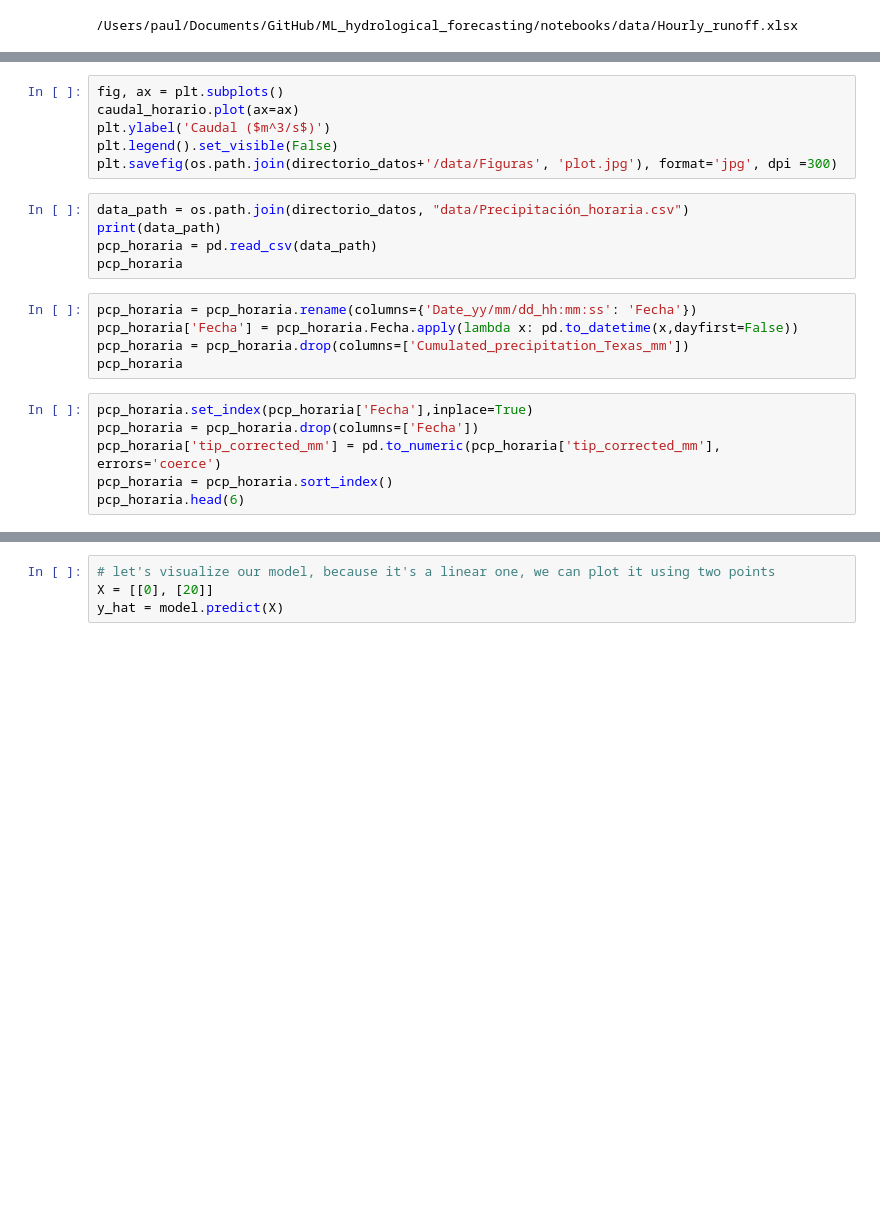
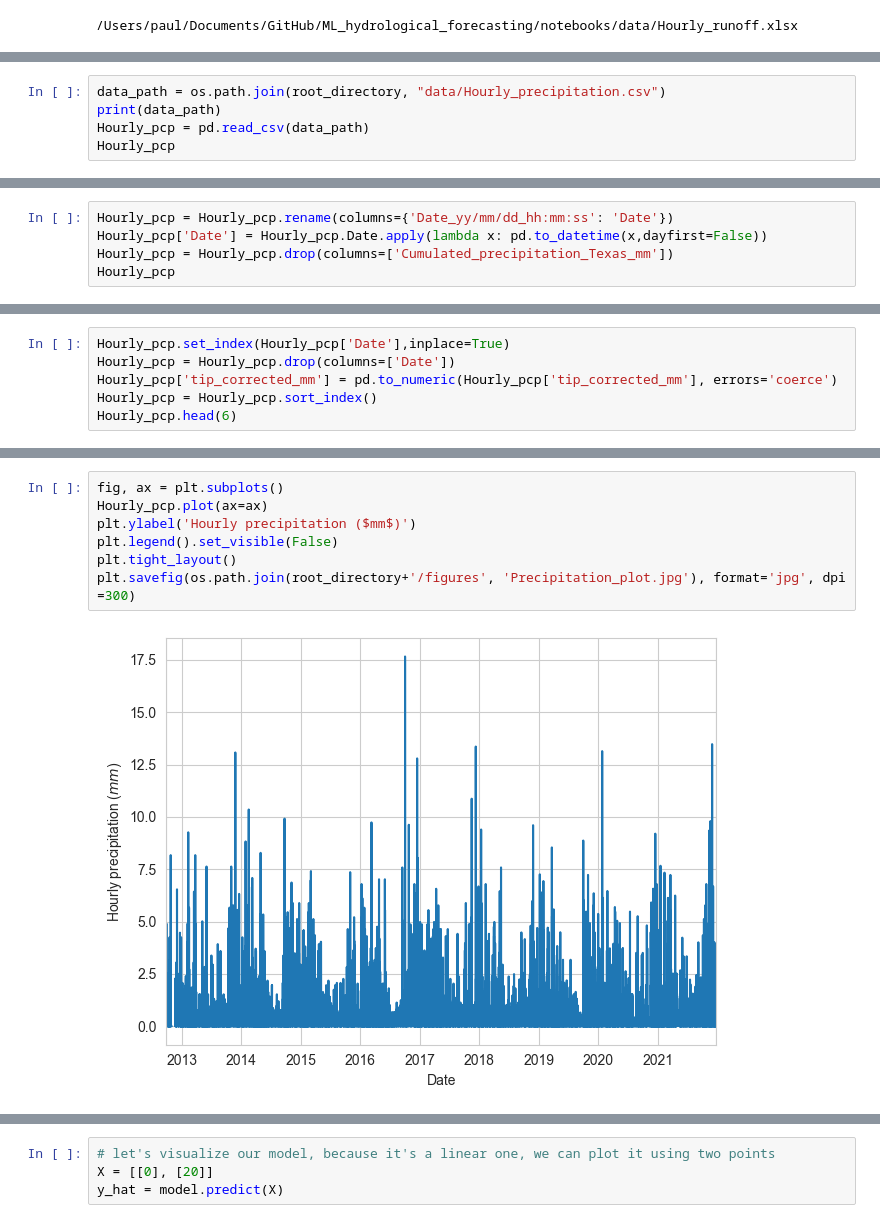
Before and after one commit to paulmunozpauta/Course_ML_hydrological_forecasting, a Jupyter notebook: notebooks/1_ML_introduction.ipynb, the cells around one changed output, grey strips where cells are left out. Drawn from its saved outputs; the diff is of its cells as text; blank space fills up the shorter version.

```diff
--- a/notebooks/1_ML_introduction.ipynb
+++ b/notebooks/1_ML_introduction.ipynb
@@ -245,0 +277,5 @@ caudal_horario.plot()
+# %%
+data_path = os.path.join(root_directory, "data/Hourly_precipitation.csv")
+print(data_path)
+Hourly_pcp = pd.read_csv(data_path)
+Hourly_pcp
@@ -245,0 +297,5 @@ caudal_horario.plot()
+# %%
+Hourly_pcp = Hourly_pcp.rename(columns={'Date_yy/mm/dd_hh:mm:ss': 'Date'})
+Hourly_pcp['Date'] = Hourly_pcp.Date.apply(lambda x: pd.to_datetime(x,dayfirst=False))
+Hourly_pcp = Hourly_pcp.drop(columns=['Cumulated_precipitation_Texas_mm'])
+Hourly_pcp
@@ -245,0 +316,6 @@ caudal_horario.plot()
+# %%
+Hourly_pcp.set_index(Hourly_pcp['Date'],inplace=True)
+Hourly_pcp = Hourly_pcp.drop(columns=['Date'])
+Hourly_pcp['tip_corrected_mm'] = pd.to_numeric(Hourly_pcp['tip_corrected_mm'], errors='coerce')
+Hourly_pcp = Hourly_pcp.sort_index()
+Hourly_pcp.head(6)
@@ -246,24 +331,11 @@ caudal_horario.plot()
 # %%
 fig, ax = plt.subplots()
-caudal_horario.plot(ax=ax)
-plt.ylabel('Caudal ($m^3/s$)')
+Hourly_pcp.plot(ax=ax)
+plt.ylabel('Hourly precipitation ($mm$)')
 plt.legend().set_visible(False)
-plt.savefig(os.path.join(directorio_datos+'/data/Figuras', 'plot.jpg'), format='jpg', dpi =300)
+plt.tight_layout()
+plt.savefig(os.path.join(root_directory+'/figures', 'Precipitation_plot.jpg'), format='jpg', dpi =300)
+# %% [output]
+[figure, added]
-# %%
-data_path = os.path.join(directorio_datos, "data/Precipitación_horaria.csv")
-print(data_path)
-pcp_horaria = pd.read_csv(data_path)
-pcp_horaria
-# %%
-pcp_horaria = pcp_horaria.rename(columns={'Date_yy/mm/dd_hh:mm:ss': 'Fecha'})
-pcp_horaria['Fecha'] = pcp_horaria.Fecha.apply(lambda x: pd.to_datetime(x,dayfirst=False))
-pcp_horaria = pcp_horaria.drop(columns=['Cumulated_precipitation_Texas_mm'])
-pcp_horaria
-# %%
-pcp_horaria.set_index(pcp_horaria['Fecha'],inplace=True)
-pcp_horaria = pcp_horaria.drop(columns=['Fecha'])
-pcp_horaria['tip_corrected_mm'] = pd.to_numeric(pcp_horaria['tip_corrected_mm'], errors='coerce')
-pcp_horaria = pcp_horaria.sort_index()
-pcp_horaria.head(6)
 # %%
 fig, ax = plt.subplots()
```
Also changed, not shown: parts of 25 cells of this notebook, 8 other files.
